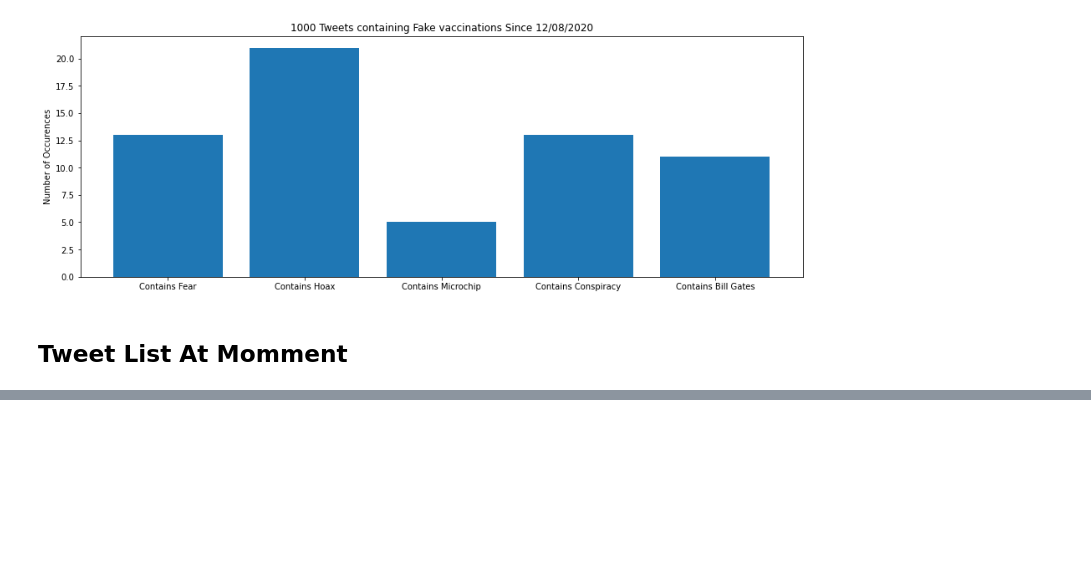
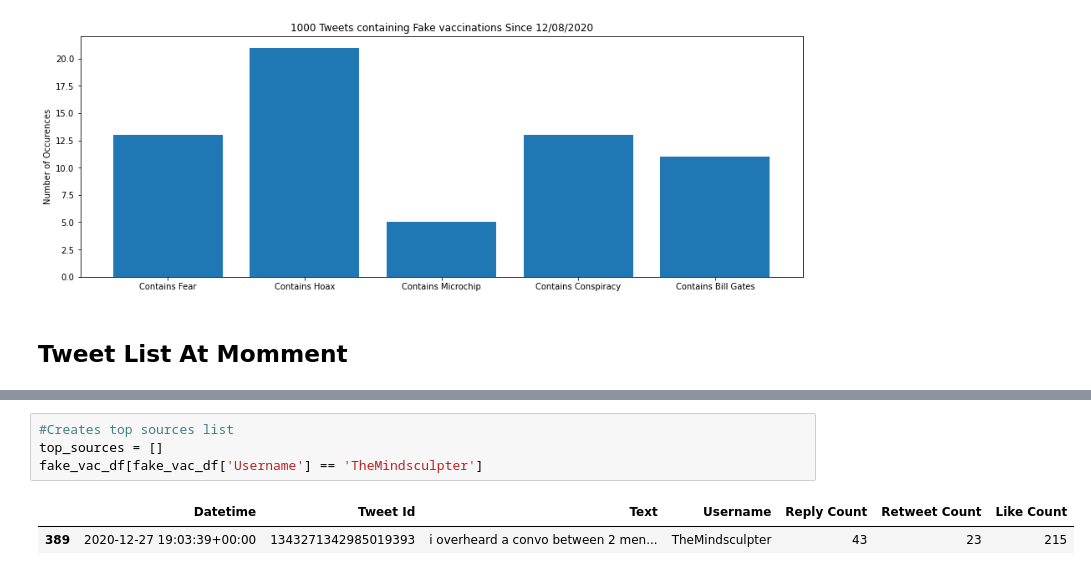
Before and after one commit to ryanschuerkamp/nwHacks2021, a Jupyter notebook: Fake Vaccinations.ipynb, the cells around one changed output, grey strips where cells are left out. Drawn from its saved outputs; the diff is of its cells as text; blank space fills up the shorter version.

```diff
--- a/Fake Vaccinations.ipynb
+++ b/Fake Vaccinations.ipynb
@@ -93,0 +163,7 @@ for entry in funny_tweet_list:
+# %%
+#Creates top sources list
+top_sources = []
+fake_vac_df[fake_vac_df['Username'] == 'TheMindsculpter']
+# %% [output]
+|  | Datetime | Tweet Id | Text | Username | Reply Count | Retweet Count | Like Count |
+| 389 | 2020-12-27 19:03:39+00:00 | 1343271342985019393 | i overheard a convo between 2 men... | TheMindsculpter | 43 | 23 | 215 |
```
Also changed, not shown: parts of 25 cells of this notebook, 10 other files.
